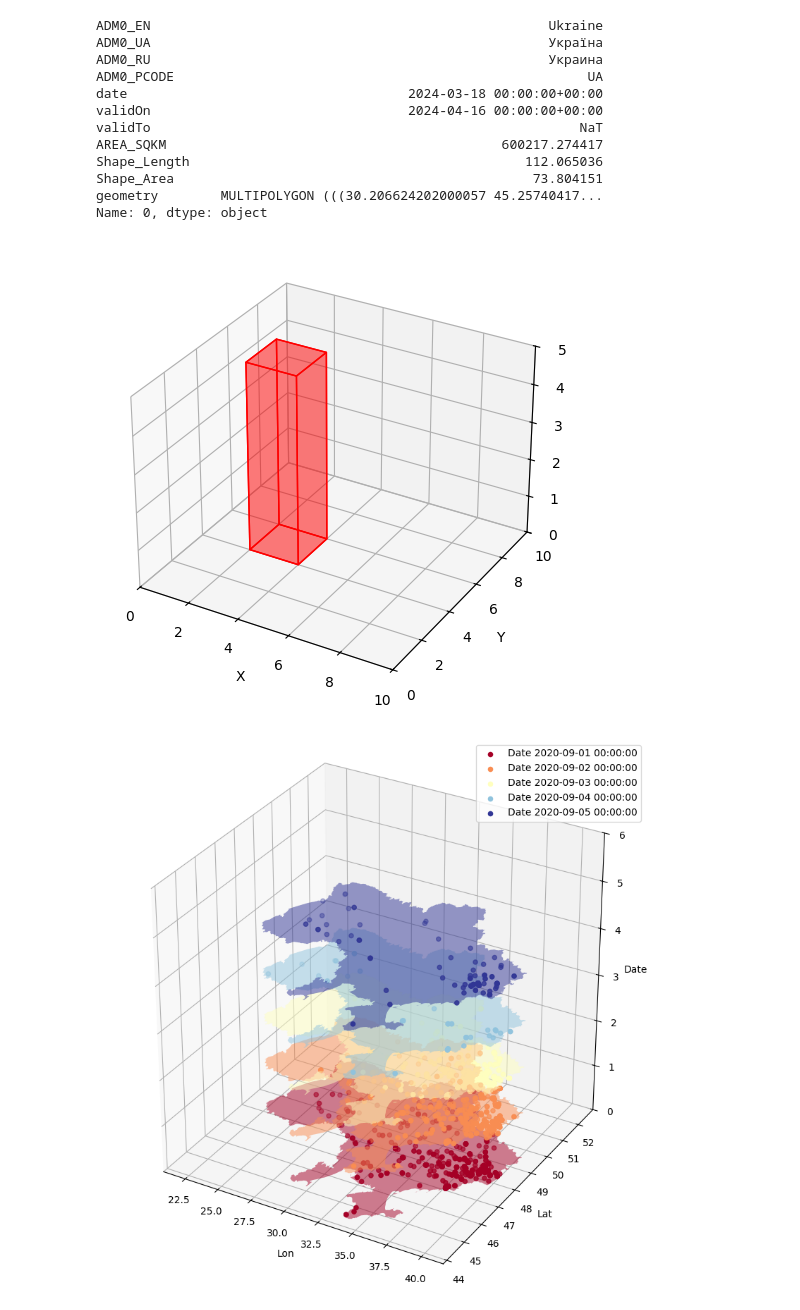
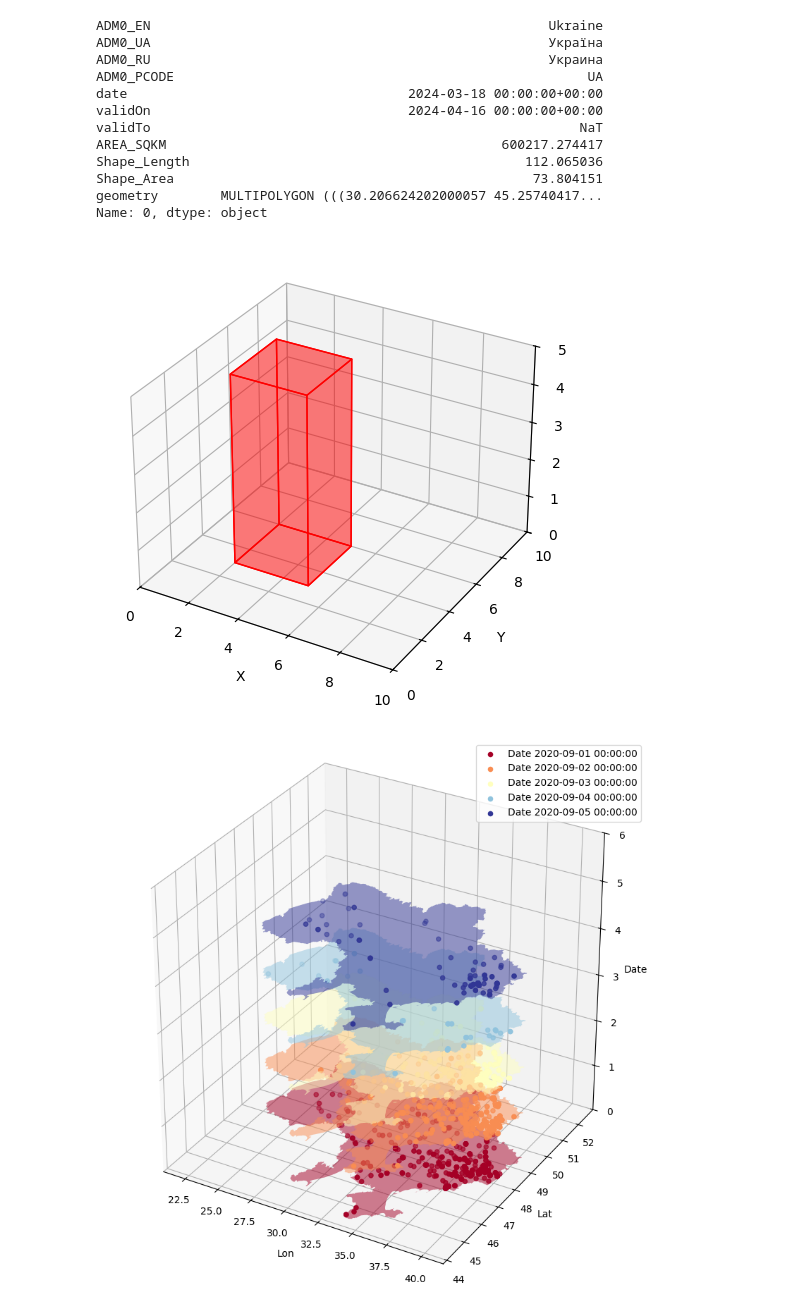
Before and after one commit to auto-d/flashpoint-detector, a Jupyter notebook: notebooks/eda.ipynb, the cells around one changed output. Cells and saved outputs as stored; diff of their text form; code cells hidden in the pictures.

```diff
--- a/notebooks/eda.ipynb
+++ b/notebooks/eda.ipynb
@@ -234,27 +236,32 @@ def make_box(x=30.0, y=47.0, z=0, w=2, h=4):
     ]
 
     return faces
+# %%
+def render_box(box):
+    """
+    Helper to visualize a box constructed by make_box
+    """
+    block_color = (1, 0, 0, 0.3)  # semi-transparent red, courtesy of gpt-4o
+
+    fig = plt.figure()
+    ax = fig.add_subplot(111, projection='3d')
+
+    box = Poly3DCollection(box, facecolors=(1, 0, 0, 0.3), edgecolors='r')
+    ax.add_collection3d(box)
+
+    # Set axis limits and labels
+    ax.set_xlim(0, 10)
+    ax.set_ylim(0, 10)
+    ax.set_zlim(0, 5)
+    ax.set_xlabel('X')
+    ax.set_ylabel('Y')
+    ax.set_zlabel('Z')
+
+    plt.tight_layout()
 # %%
-faces = make_box(2,4,0,2,5)
-block_color = (1, 0, 0, 0.3)  # semi-transparent red
-
-fig = plt.figure()
-ax = fig.add_subplot(111, projection='3d')
-
-box = Poly3DCollection(faces, facecolors=(1, 0, 0, 0.3), edgecolors='r')
-ax.add_collection3d(box)
-
-# Set axis limits and labels
-ax.set_xlim(0, 10)
-ax.set_ylim(0, 10)
-ax.set_zlim(0, 5)
-ax.set_xlabel('X')
-ax.set_ylabel('Y')
-ax.set_zlabel('Z')
-
-plt.tight_layout()
+render_box(make_box(2,3,0,3,5))
 # %% [output]
-[figure, old version]
+[figure, new version]
 # %%
 def set_axes_range(ax):
     """
```
Also changed, not shown: parts of 19 cells of this notebook, 1 other file.
